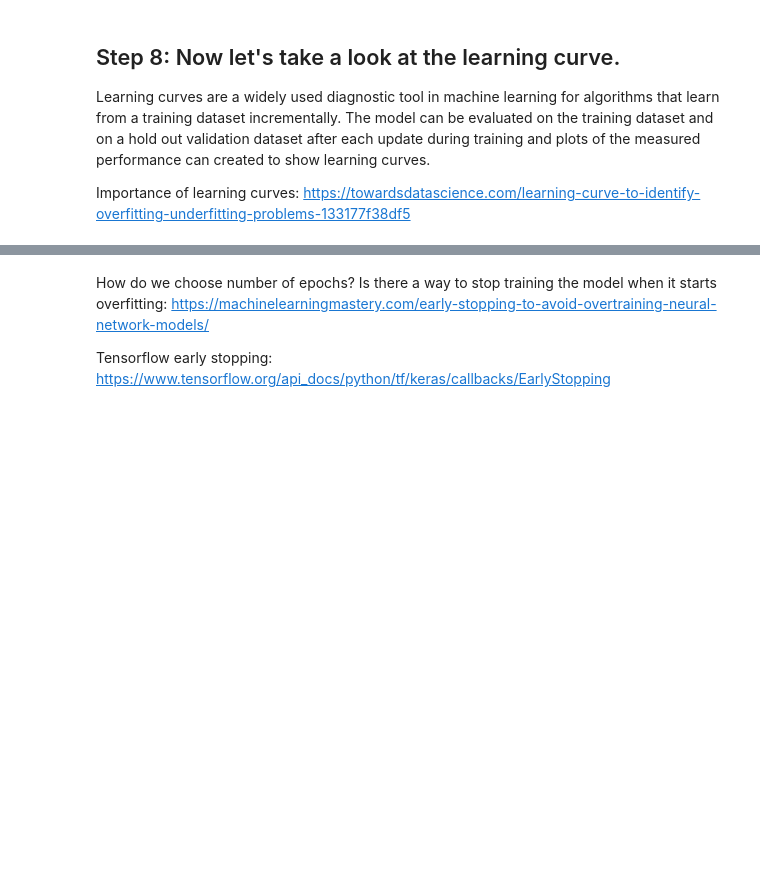
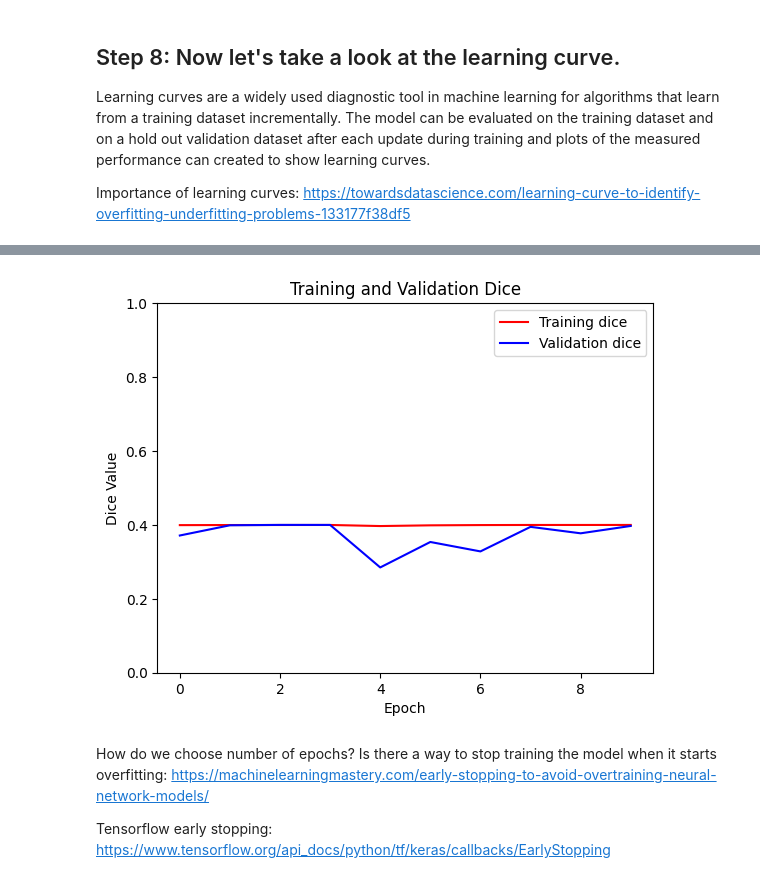
Before and after one commit to bmaravilla/tumor-segmentation, a Jupyter notebook: tumor-segmentation.ipynb, the cells around one changed output, grey strips where cells are left out. Drawn from its saved outputs; the diff is of its cells as text; code cells hidden in the pictures; blank space fills up the shorter version.

```diff
--- a/tumor-segmentation.ipynb
+++ b/tumor-segmentation.ipynb
@@ -694,16 +726,18 @@ plt.show()
 # %%
-dice = model_history.history['dice_coef']
-val_dice = model_history.history['val_dice_coef']
+dice = model_history.history['dice_coef_weighted']
+val_dice = model_history.history['val_dice_coef_weighted']
 
 plt.figure()
 plt.plot(model_history.epoch, dice, 'r', label='Training dice')
 plt.plot(model_history.epoch, val_dice,'b', label='Validation dice')
 plt.title('Training and Validation Dice')
 plt.xlabel('Epoch')
 plt.ylabel('Dice Value')
 plt.ylim([0, 1])
 plt.legend()
 plt.show()
+# %% [output]
+[figure, added]
 # %% [markdown]
 How do we choose number of epochs? Is there a way to stop training the model when it starts overfitting: https://machinelearningmastery.com/early-stopping-to-avoid-overtraining-neural-network-models/
 
```
Also changed, not shown: parts of 9 cells of this notebook.
